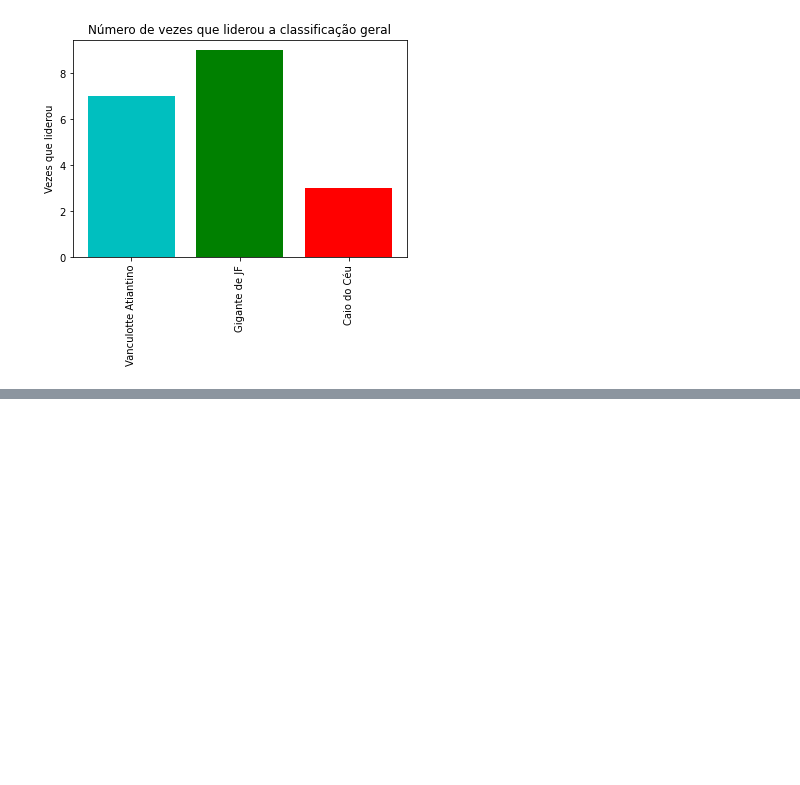
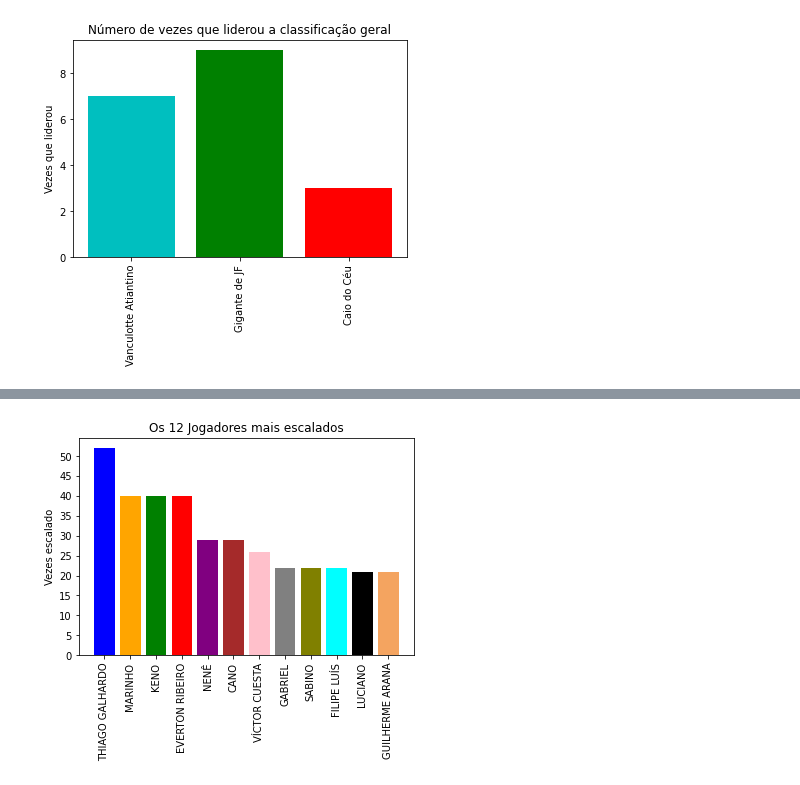
Before and after one commit to Eric-Mendes/estatisticas-quem-cair-calil, a Jupyter notebook: dados_quem_cair_calil_20_21.ipynb, the cells around one changed output, grey strips where cells are left out. Cells and saved outputs as stored; diff of their text form; code cells hidden in the pictures; blank space fills up the shorter version.

```diff
--- a/dados_quem_cair_calil_20_21.ipynb
+++ b/dados_quem_cair_calil_20_21.ipynb
@@ -758,0 +806,6 @@ plot_posicoes(['Vanculotte Atiantino', 'Gigante de JF', 'Caio do Céu'], \
+# %%
+df_escalacoes = df_escalacoes.sort_values(by='JOGADOR')
+# %%
+jogadores = np.array(df_escalacoes['JOGADOR'])
+jogadores_unicos = np.unique(jogadores)
+jogadores_unicos.shape
@@ -758,0 +842,3 @@ plot_posicoes(['Vanculotte Atiantino', 'Gigante de JF', 'Caio do Céu'], \
+# %%
+unique, counts = np.unique(jogadores, return_counts=True)
+cont_jogadores = dict(zip(unique, counts))
@@ -758,0 +865,16 @@ plot_posicoes(['Vanculotte Atiantino', 'Gigante de JF', 'Caio do Céu'], \
+# %%
+jog = list(unique)
+vezes = list(counts)
+pos = []
+for j in jog:
+  p = np.array(list(df_escalacoes['POSIÇÃO'].loc[df_escalacoes['JOGADOR'] == j]))
+  p = np.unique(p)
+  pos.append(p[0])
+df_escalados = pd.DataFrame(columns=['NOME', 'POSIÇÃO', 'VEZES ESCALADO'])
+
+df_escalados['NOME'] = jog
+df_escalados['VEZES ESCALADO'] = vezes
+df_escalados['POSIÇÃO'] = pos
+
+df_escalados = df_escalados.sort_values(by='VEZES ESCALADO', ascending=False)
+df_escalados
@@ -758,0 +895,18 @@ plot_posicoes(['Vanculotte Atiantino', 'Gigante de JF', 'Caio do Céu'], \
+# %%
+  nome = []
+  escalado = []
+  for i in range(12):
+    nome.append(list(df_escalados['NOME'])[i])
+    escalado.append(list(df_escalados['VEZES ESCALADO'])[i])
+
+
+  plt.ylabel('Vezes escalado')
+  N = 12
+  ind = np.arange(N)
+  plt.xticks(ind, nome, rotation='vertical')
+  plt.yticks(np.arange(0, max(escalado)+2, 5))
+  plt.title('Os 12 Jogadores mais escalados')
+  plt.bar(nome, escalado, color=['blue', 'orange', 'green', 'red', 'purple', 'brown', 'pink', 'gray', 'olive', 'cyan', 'black', 'sandybrown'])
+  plt.show()
+# %% [output]
+[figure, added]
```
Also changed, not shown: parts of 36 cells of this notebook.
